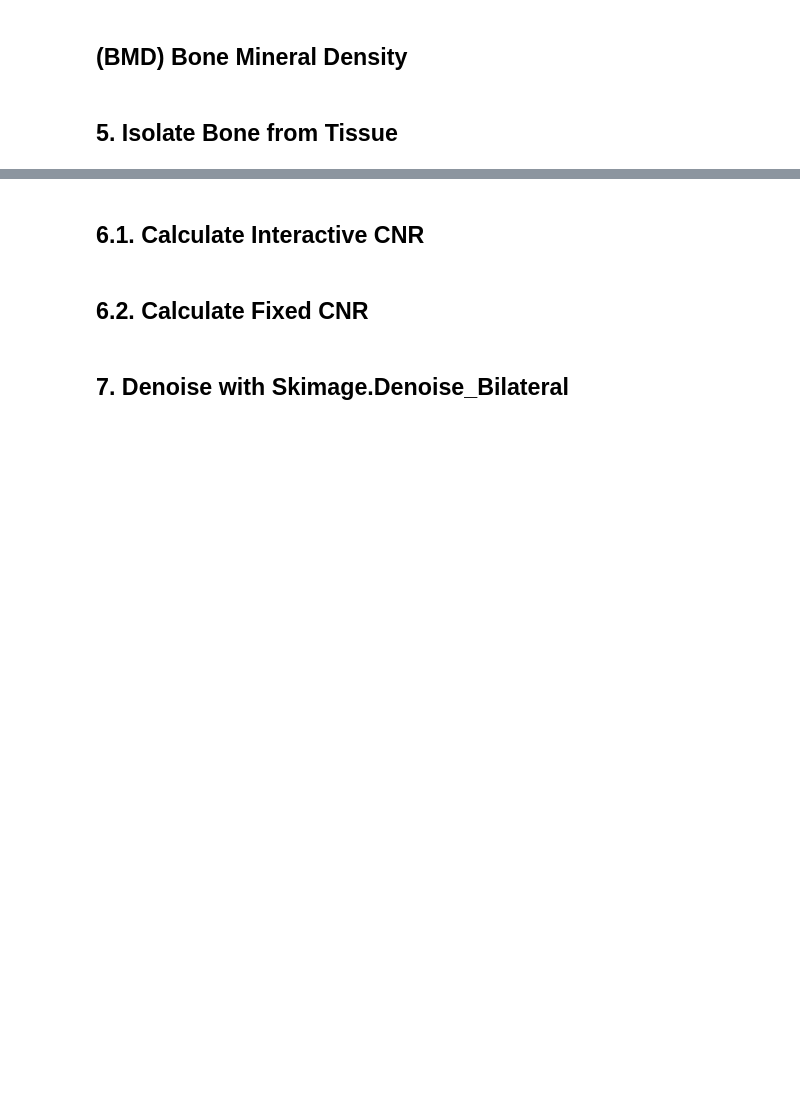
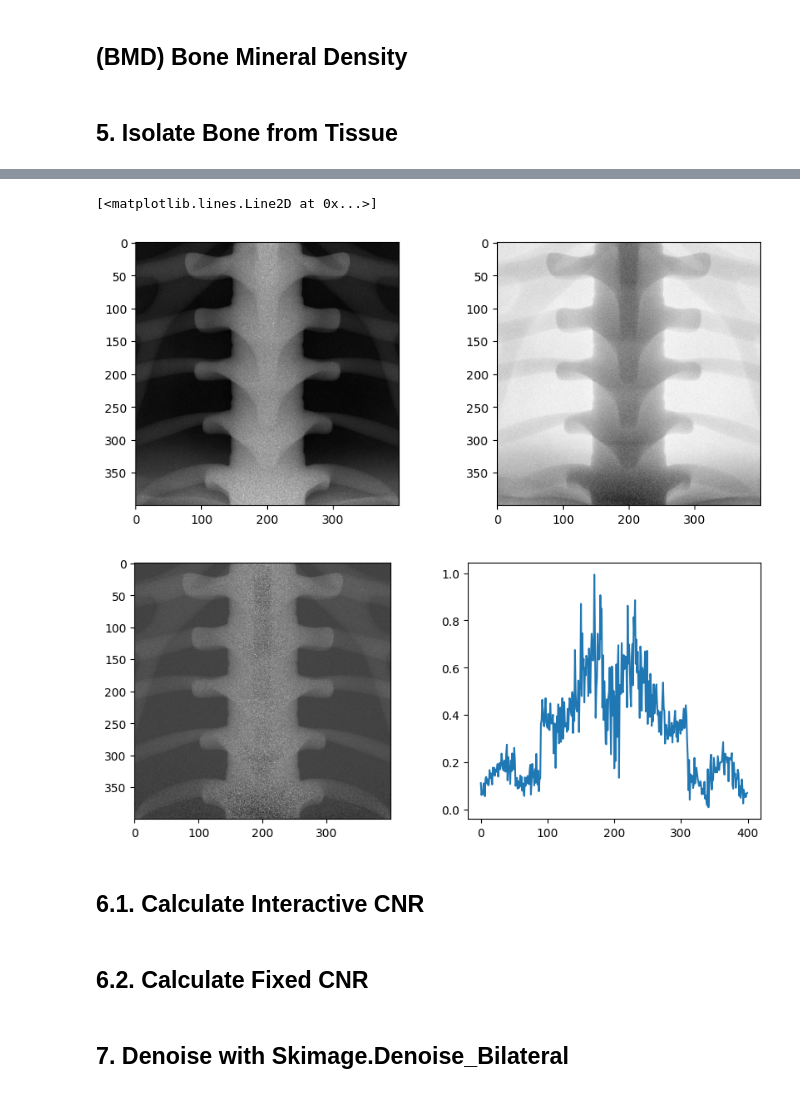
Before and after one commit to miguelcomett/G4_IFI-Team_2024, a Jupyter notebook: miguelcomett/Radiography_Processing.ipynb, the cells around one changed output, grey strips where cells are left out. Cells and saved outputs as stored; diff of their text form; code cells hidden in the pictures; blank space fills up the shorter version.

```diff
--- a/miguelcomett/Radiography_Processing.ipynb
+++ b/miguelcomett/Radiography_Processing.ipynb
@@ -307,3 +387,29 @@ plt.show()
+# %%
+wn = 0.1
+w = U_t_h / U_t_l
+wc = U_b_h / U_b_l
+
+sigma = 15
+low  = - (wn * wc * gaussian_filter(low_energy_img, sigma = sigma) ) + (w * low_energy_img)
+high = - high_energy_img + ( wn * gaussian_filter(high_energy_img, sigma = sigma))
+
+plt.figure(figsize = (10, 4))
+plt.subplot(1, 2, 1)
+plt.imshow(low, cmap='gray')
+plt.subplot(1, 2, 2)
+plt.imshow(high, cmap='gray')
+
+acnr2 = low + high
+
+plt.figure(figsize = (10, 4))
+plt.subplot(1, 2, 1)
+plt.imshow(acnr2, cmap='gray')
+plt.subplot(1, 2, 2)
+plt.plot(acnr2[120,:])
+# %% [output]
+[<matplotlib.lines.Line2D at 0x...>]
+[figure, added]
+[figure, added]
 # %% [markdown]
 ## 6.1. Calculate Interactive CNR
 # %%
```
Also changed, not shown: parts of 16 cells of this notebook, 5 other files.
